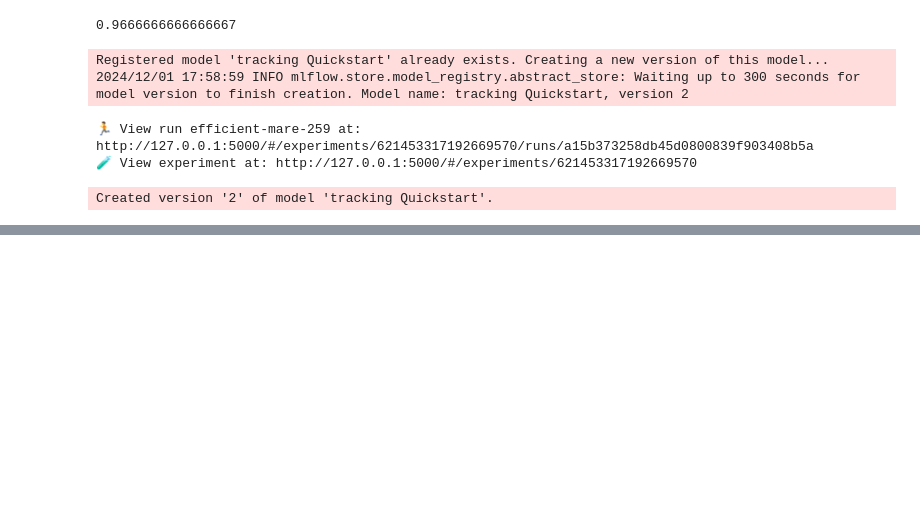
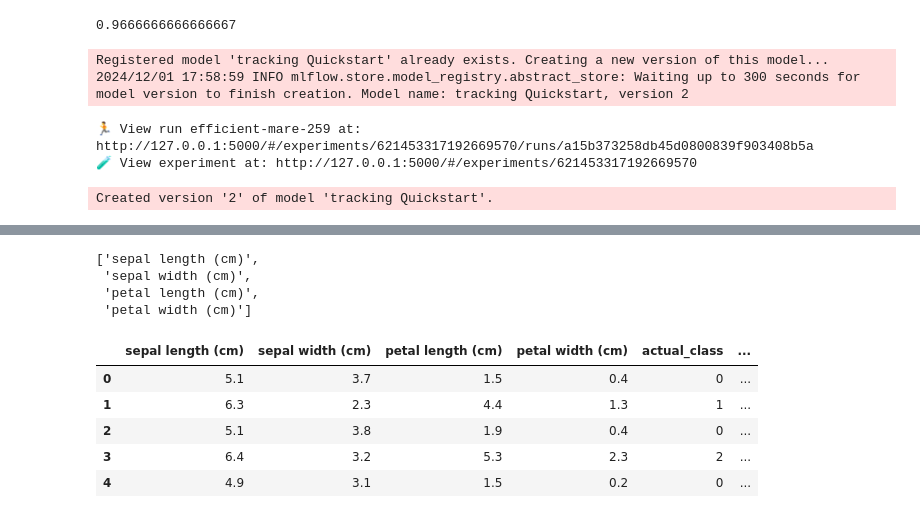
Before and after one commit to kmsumanth/Mlflow-Tutorial, a Jupyter notebook: 2_project_ml.ipynb, the cells around one changed output, grey strips where cells are left out. Saved outputs shown, nothing was run; the diff lists cells and outputs as text; code cells hidden in the pictures; blank space fills up the shorter version.

Commit message:
serving model and doing prediction using normal loading technique

```diff
--- a/2_project_ml.ipynb
+++ b/2_project_ml.ipynb
@@ -148,0 +903,24 @@ Created version '2' of model 'tracking Quickstart'.
+# %%
+iris_feature_names = datasets.load_iris().feature_names
+# %%
+iris_feature_names
+# %% [output]
+['sepal length (cm)',
+ 'sepal width (cm)',
+ 'petal length (cm)',
+ 'petal width (cm)']
+# %%
+result = pd.DataFrame(X_test,columns=iris_feature_names)
+# %%
+result["actual_class"] = y_test
+# %%
+result['predicted_class'] = prediction
+# %%
+result.head()
+# %% [output]
+|  | sepal length (cm) | sepal width (cm) | petal length (cm) | petal width (cm) | actual_class | ... |
+| 0 | 5.1 | 3.7 | 1.5 | 0.4 | 0 | ... |
+| 1 | 6.3 | 2.3 | 4.4 | 1.3 | 1 | ... |
+| 2 | 5.1 | 3.8 | 1.9 | 0.4 | 0 | ... |
+| 3 | 6.4 | 3.2 | 5.3 | 2.3 | 2 | ... |
+| 4 | 4.9 | 3.1 | 1.5 | 0.2 | 0 | ... |
```
Also changed, not shown: parts of 7 cells of this notebook.
